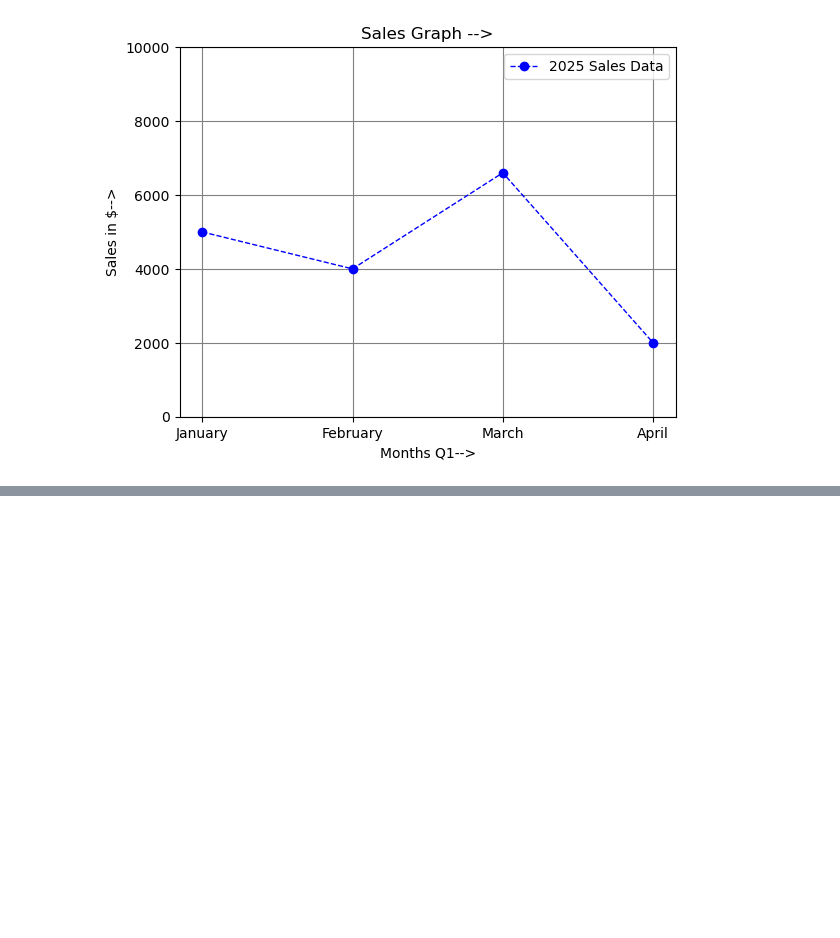
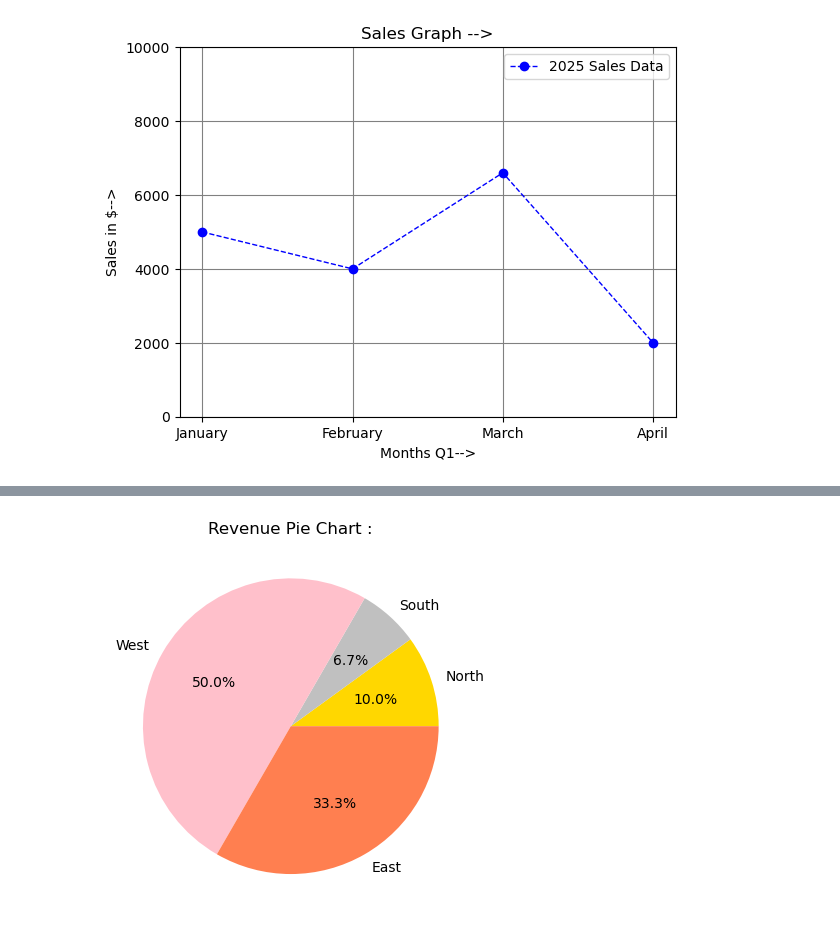
Before and after one commit to Nevin100/Data-Visualization, a Jupyter notebook: Matplotlib.ipynb, the cells around one changed output, grey strips where cells are left out. Cells and saved outputs as stored; diff of their text form; code cells hidden in the pictures; blank space fills up the shorter version.

```diff
--- a/Matplotlib.ipynb
+++ b/Matplotlib.ipynb
@@ -73,0 +92,14 @@ plt.show()
+# %%
+# pie Charts --> Proportion illustration and Whole Representation
+
+# plt.pie(values, labels=label_list, colors=color_list, autopct='%1.1f%%)
+
+regions = ['North','South','West','East']
+revenue = [3000, 2000, 15000, 10000]
+
+plt.pie(revenue, labels=regions, colors=['gold', 'silver','pink', 'coral'], autopct='%1.1f%%')
+plt.title("Revenue Pie Chart :")
+plt.plot()
+plt.show()
+# %% [output]
+[figure, added]
```
Also changed, not shown: parts of 4 cells of this notebook.
